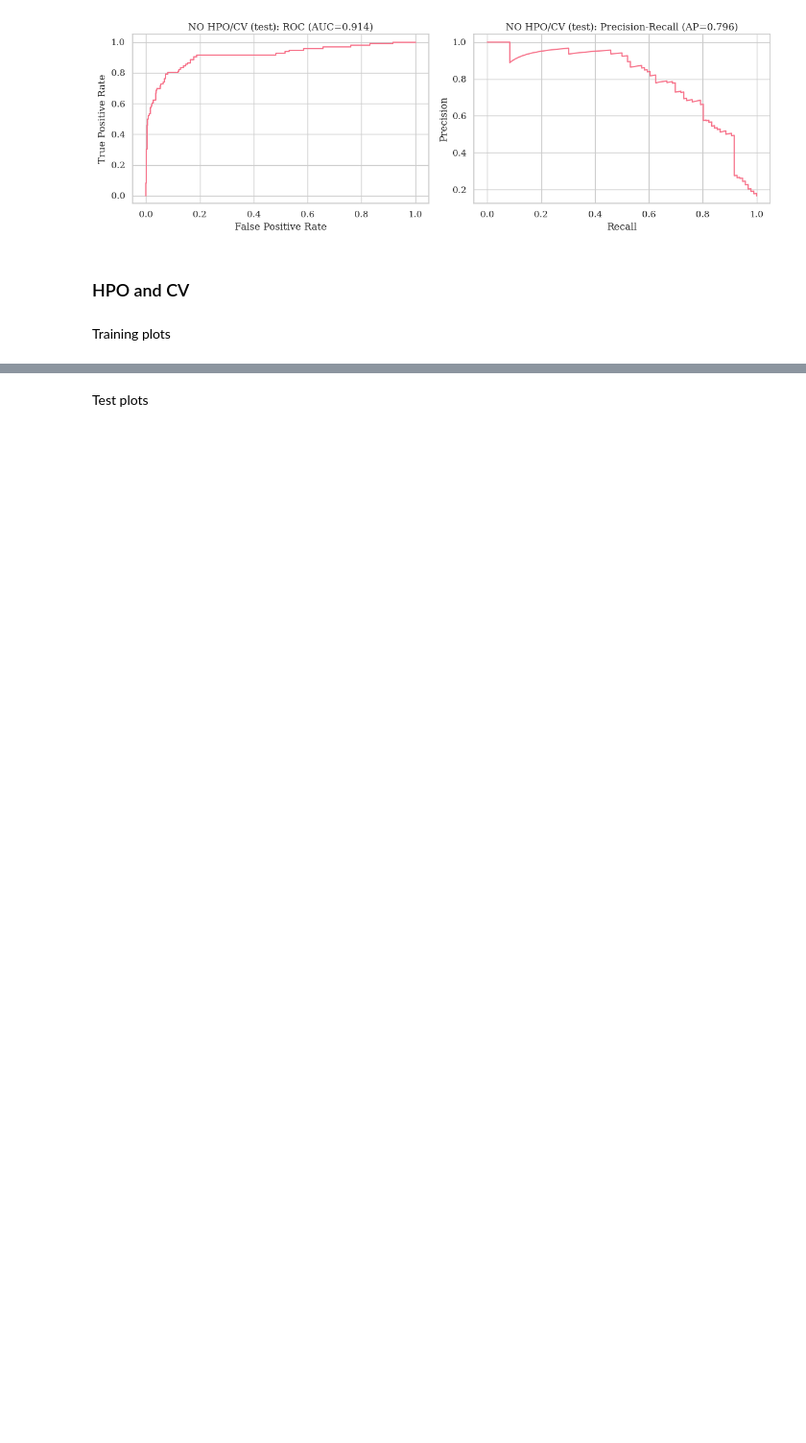
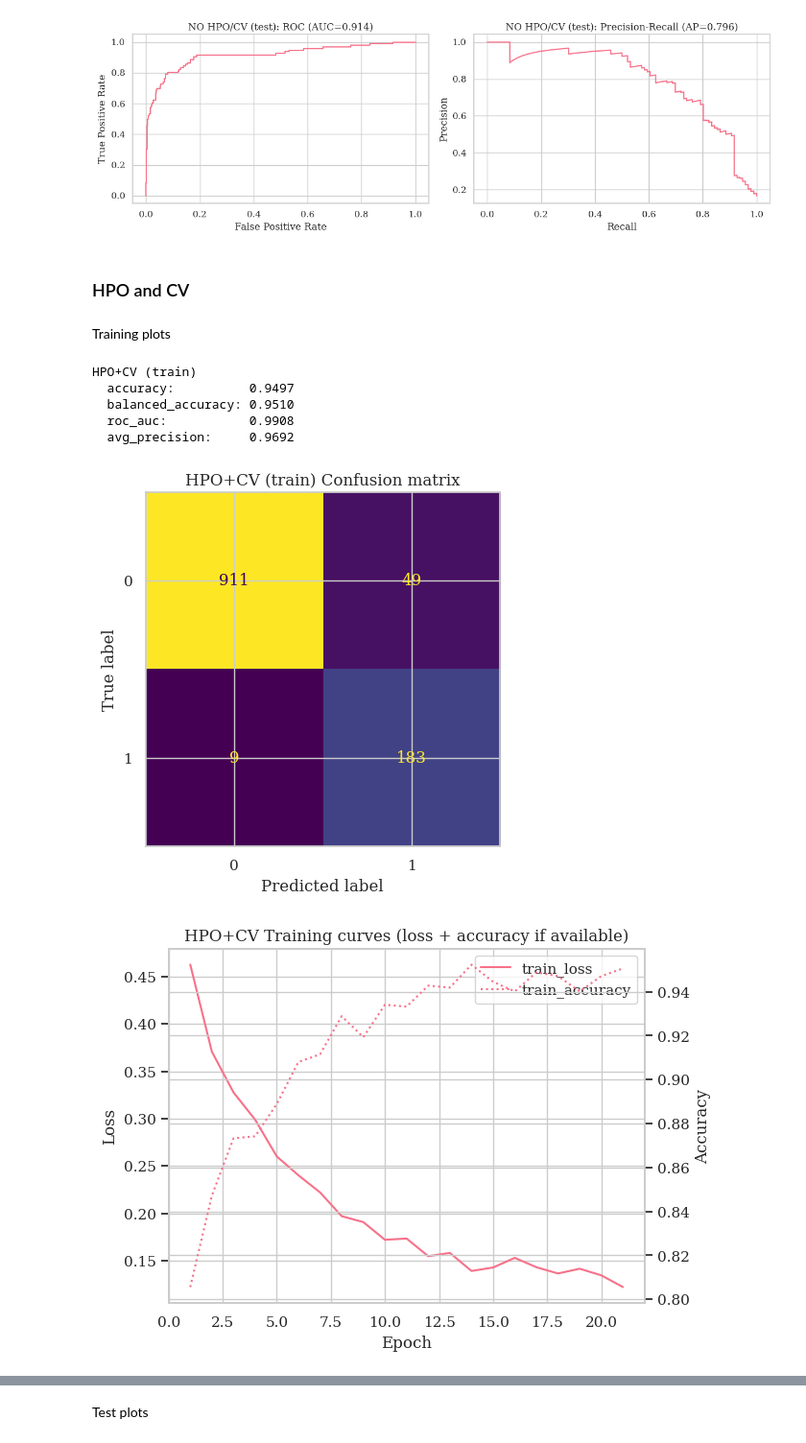
Before and after one commit to stratisvaldo/p300-personalisation-hyperscanning, a Jupyter notebook: Notebook/P300_pipeline_tutorial.ipynb, the cells around one changed output, grey strips where cells are left out. Shown at 96% size. Drawn from its saved outputs; the diff is of its cells as text; code cells hidden in the pictures; blank space fills up the shorter version.

```diff
--- a/Notebook/P300_pipeline_tutorial.ipynb
+++ b/Notebook/P300_pipeline_tutorial.ipynb
@@ -1344,7 +1344,7 @@ drop_prob: 0.530710204487765
 F1: 16
 D: 4
 kernel_length: 128
-max_epochs = 25
+max_epochs = 21
 
 clf_eegnet_fast = EEGClassifier(
     eegnet_model,
@@ -2037,26 +2057,34 @@ Training plots
 # %%
 y_true_tr, y_proba_tr, y_pred_tr = _get_proba_and_pred(final_clf_eegnet, train_set)
 
 print_basic_metrics(y_true_tr, y_proba_tr, y_pred_tr, header="HPO+CV (train)")
 
 plot_confmat(
     y_true_tr,
     y_pred_tr,
     title="HPO+CV (train) Confusion matrix",
     normalize=None
 )
 
 plot_history_loss_and_accuracy(
     final_clf_eegnet,
     title="HPO+CV Training curves (loss + accuracy if available)"
 )
 
 plot_history_loss_acc_bacc(
-    clf_eegnet_fast, title="EEGNet FAST: loss + accuracy + balanced accuracy"
+    final_clf_eegnet, title="EEGNet FAST: loss + accuracy + balanced accuracy"
 )
 
 plot_roc_and_pr(
     y_true_tr,
     y_proba_tr,
     title_prefix="HPO+CV (train)"
 )
+# %% [output]
+HPO+CV (train)
+  accuracy:          0.9497
+  balanced_accuracy: 0.9510
+  roc_auc:           0.9908
+  avg_precision:     0.9692
+[figure, added]
+[figure, added]
```
Also changed, not shown: parts of 6 cells of this notebook, 1 other file.
